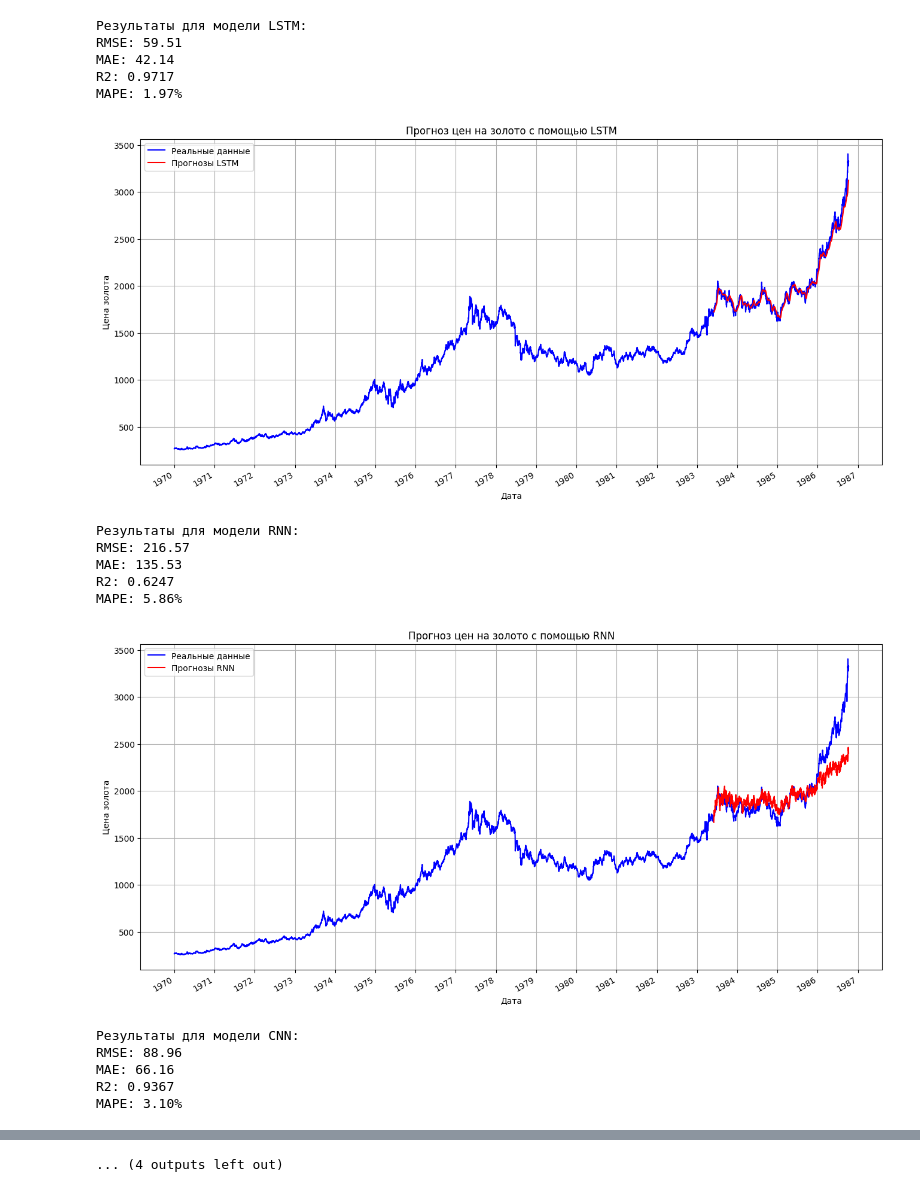
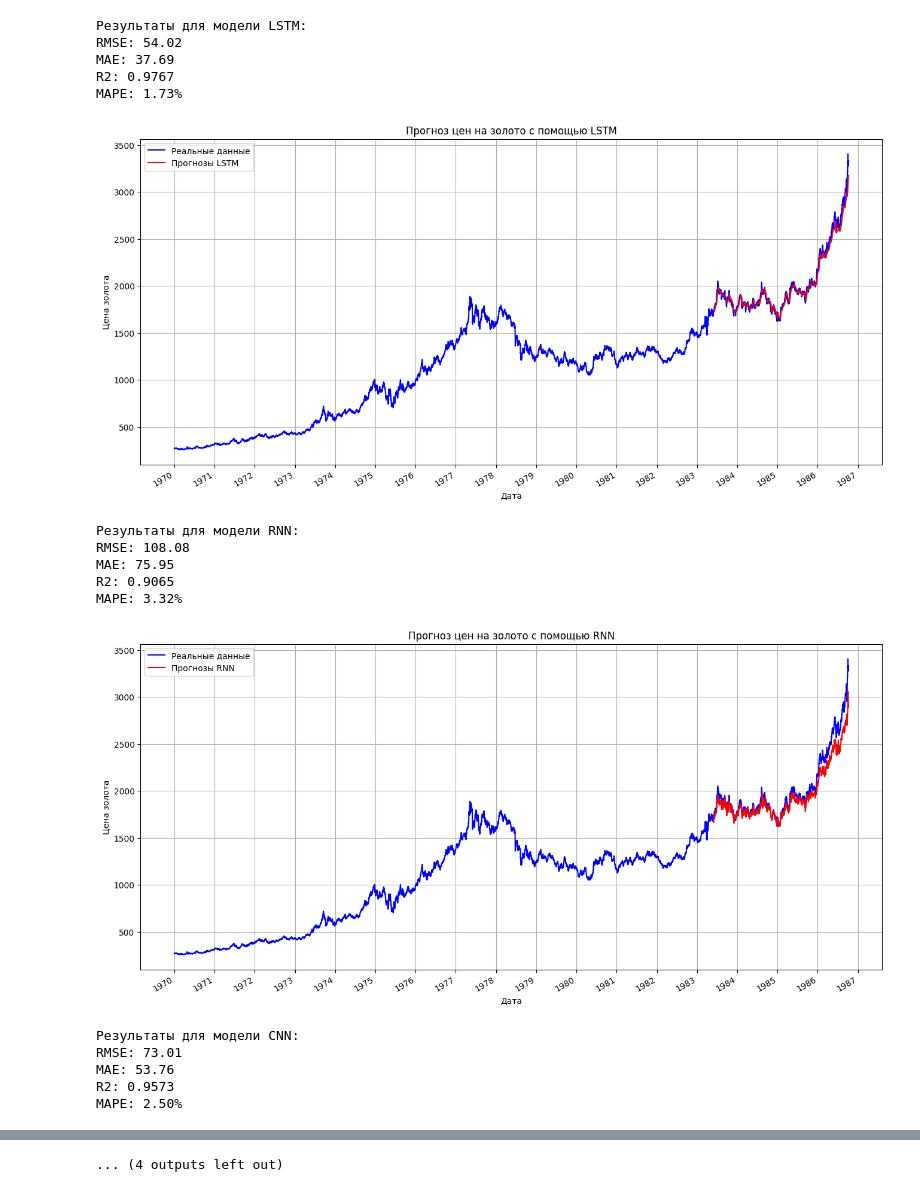
Before and after one commit to leshaz44/Aliaksei, a Jupyter notebook: Task_6/Task_6.ipynb, the cells around one changed output, grey strips where cells are left out. Saved outputs shown, nothing was run; the diff lists cells and outputs as text; code cells hidden in the pictures.

```diff
--- a/Task_6/Task_6.ipynb
+++ b/Task_6/Task_6.ipynb
@@ -193,7 +216,7 @@ for model_type in ['GRU', 'LSTM', 'RNN', 'CNN', 'Autoencoder']:
     # Обучаем модель
     history = model.fit(
         X_train, y_train,
-        epochs=1,
+        epochs=10,
         batch_size=32,
         validation_split=0.2,
         callbacks=[early_stop],
@@ -404,20 +427,20 @@ MAPE: 1.26%
 [figure]
 Результаты для модели LSTM:
-RMSE: 59.51
-MAE: 42.14
-R2: 0.9717
-MAPE: 1.97%
+RMSE: 54.02
+MAE: 37.69
+R2: 0.9767
+MAPE: 1.73%
 [figure]
 Результаты для модели RNN:
-RMSE: 216.57
-MAE: 135.53
-R2: 0.6247
-MAPE: 5.86%
+RMSE: 108.08
+MAE: 75.95
+R2: 0.9065
+MAPE: 3.32%
-[figure, old version]
+[figure, new version]
 Результаты для модели CNN:
-RMSE: 88.96
-MAE: 66.16
-R2: 0.9367
-MAPE: 3.10%
+RMSE: 73.01
+MAE: 53.76
+R2: 0.9573
+MAPE: 2.50%
 [figure]
 Результаты для модели Autoencoder:
```
Also changed, not shown: parts of 3 cells of this notebook.
